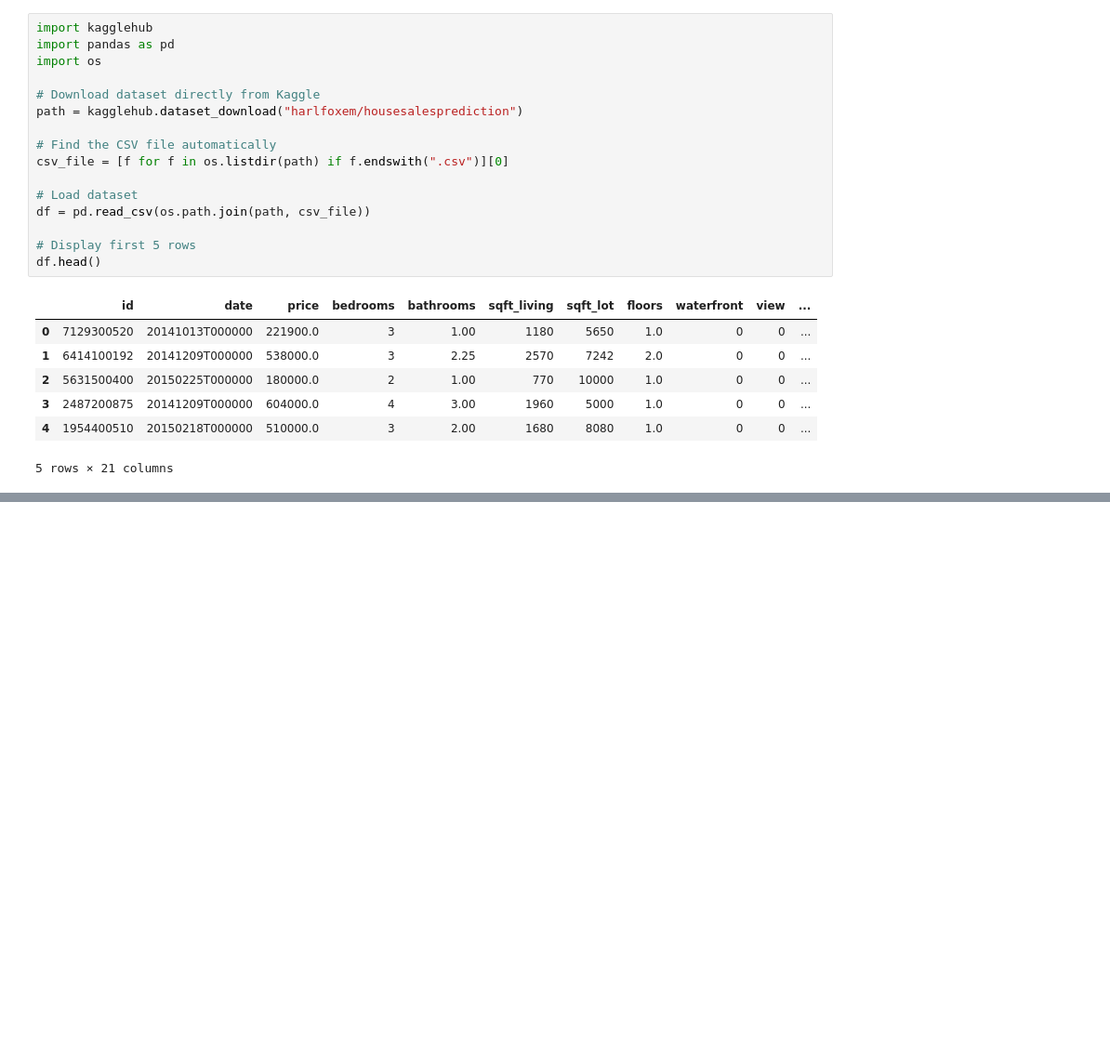
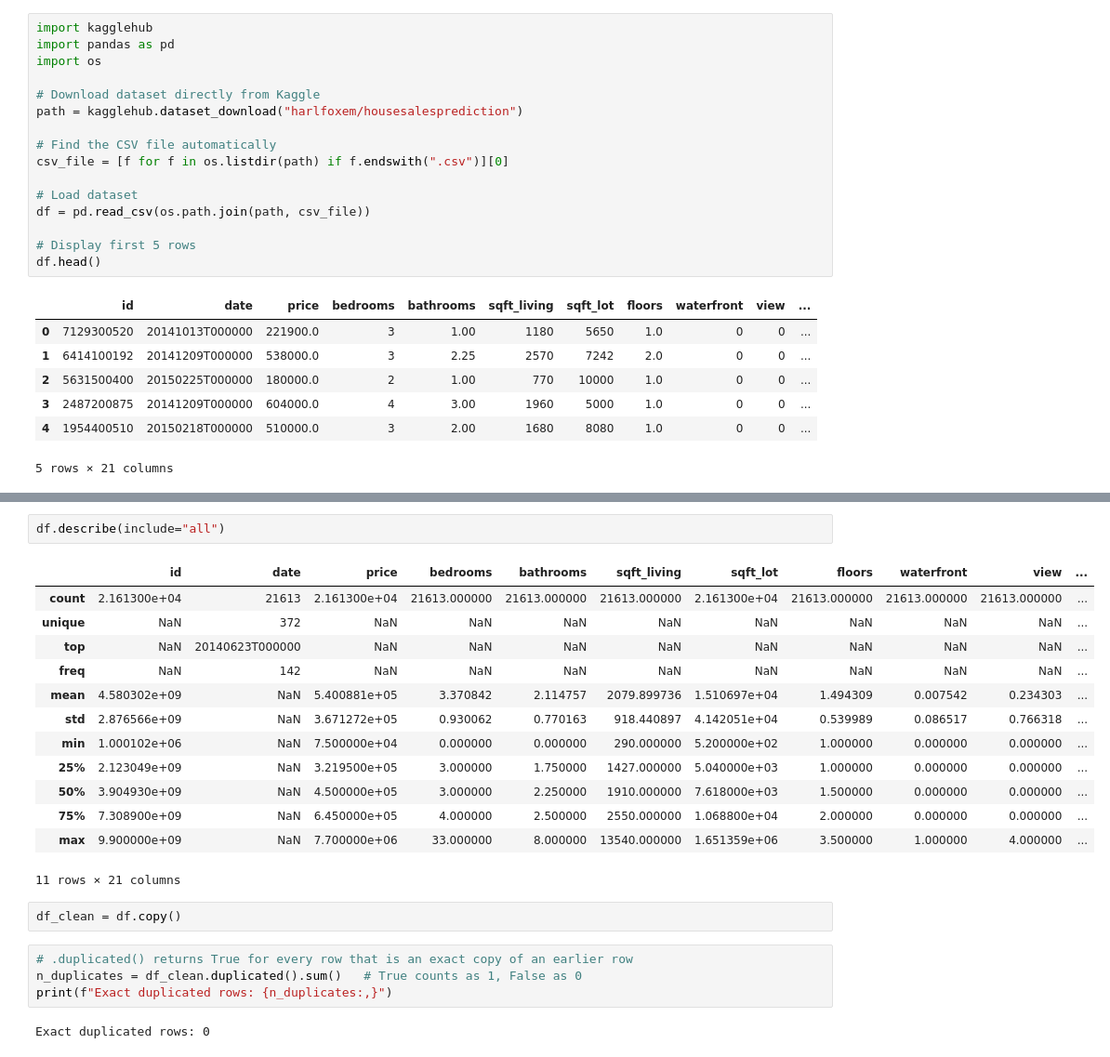
Before and after one commit to barsbabila/2-day1-assignment, a Jupyter notebook: notebook/Day1Group2.ipynb, the cells around one changed output, grey strips where cells are left out. Shown at 93% size. Drawn from its saved outputs; the diff is of its cells as text; blank space fills up the shorter version.

```diff
--- a/notebook/Day1Group2.ipynb
+++ b/notebook/Day1Group2.ipynb
@@ -45,0 +92,24 @@ df.head()
+# %%
+df.describe(include="all")
+# %% [output]
+|  | id | date | price | bedrooms | bathrooms | sqft_living | sqft_lot | floors | waterfront | view | ... |
+| count | 2.161300e+04 | 21613 | 2.161300e+04 | 21613.000000 | 21613.000000 | 21613.000000 | 2.161300e+04 | 21613.000000 | 21613.000000 | 21613.000000 | ... |
+| unique | NaN | 372 | NaN | NaN | NaN | NaN | NaN | NaN | NaN | NaN | ... |
+| top | NaN | 20140623T000000 | NaN | NaN | NaN | NaN | NaN | NaN | NaN | NaN | ... |
+| freq | NaN | 142 | NaN | NaN | NaN | NaN | NaN | NaN | NaN | NaN | ... |
+| mean | 4.580302e+09 | NaN | 5.400881e+05 | 3.370842 | 2.114757 | 2079.899736 | 1.510697e+04 | 1.494309 | 0.007542 | 0.234303 | ... |
+| std | 2.876566e+09 | NaN | 3.671272e+05 | 0.930062 | 0.770163 | 918.440897 | 4.142051e+04 | 0.539989 | 0.086517 | 0.766318 | ... |
+| min | 1.000102e+06 | NaN | 7.500000e+04 | 0.000000 | 0.000000 | 290.000000 | 5.200000e+02 | 1.000000 | 0.000000 | 0.000000 | ... |
+| 25% | 2.123049e+09 | NaN | 3.219500e+05 | 3.000000 | 1.750000 | 1427.000000 | 5.040000e+03 | 1.000000 | 0.000000 | 0.000000 | ... |
+| 50% | 3.904930e+09 | NaN | 4.500000e+05 | 3.000000 | 2.250000 | 1910.000000 | 7.618000e+03 | 1.500000 | 0.000000 | 0.000000 | ... |
+| 75% | 7.308900e+09 | NaN | 6.450000e+05 | 4.000000 | 2.500000 | 2550.000000 | 1.068800e+04 | 2.000000 | 0.000000 | 0.000000 | ... |
+| max | 9.900000e+09 | NaN | 7.700000e+06 | 33.000000 | 8.000000 | 13540.000000 | 1.651359e+06 | 3.500000 | 1.000000 | 4.000000 | ... |
+11 rows × 21 columns
+# %%
+df_clean = df.copy()
+# %%
+# .duplicated() returns True for every row that is an exact copy of an earlier row
+n_duplicates = df_clean.duplicated().sum()   # True counts as 1, False as 0
+print(f"Exact duplicated rows: {n_duplicates:,}")
+# %% [output]
+Exact duplicated rows: 0
```
Also changed, not shown: parts of 6 cells of this notebook.
